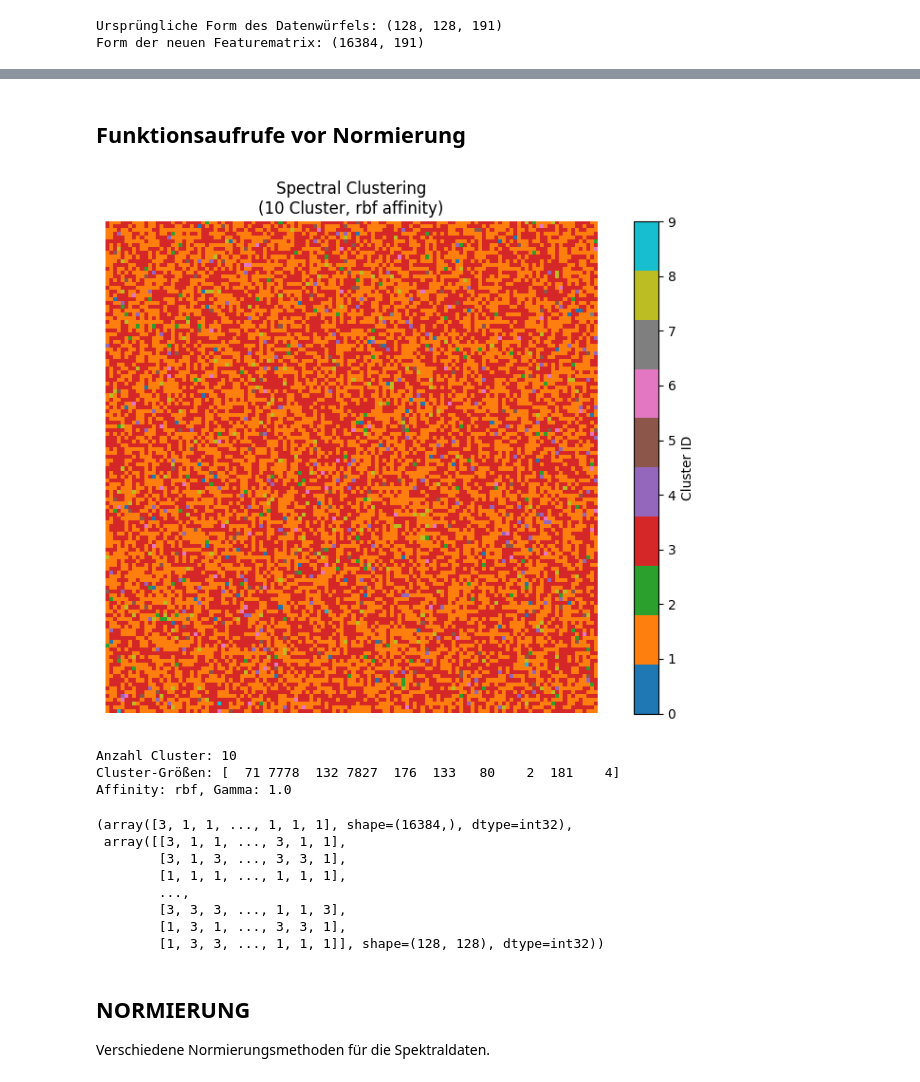
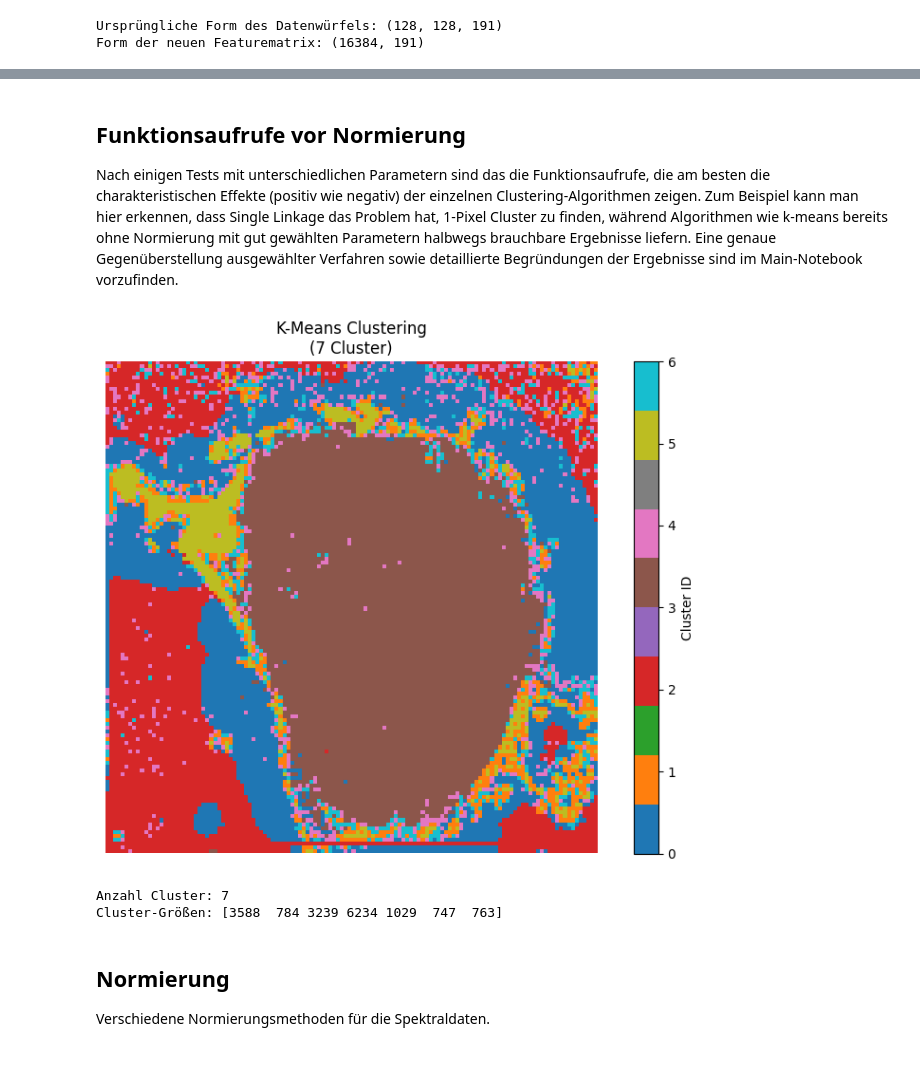
Before and after one commit to janphr03/MassSpectrometryImaging, a Jupyter notebook: testing.ipynb, the cells around one changed output, grey strips where cells are left out. Saved outputs shown, nothing was run; the diff lists cells and outputs as text; code cells hidden in the pictures.

Commit message:
Cleanup Main und Testing

```diff
--- a/testing.ipynb
+++ b/testing.ipynb
@@ -882,36 +423,30 @@ Mean Shift ist ein iterativer Algorithmus, der Punkte zu lokalen Maxima (Modes)
 # %% [markdown]
 ## Funktionsaufrufe vor Normierung
+
+Nach einigen Tests mit unterschiedlichen Parametern sind das die Funktionsaufrufe, die am besten die charakteristischen Effekte (positiv wie negativ) der einzelnen Clustering-Algorithmen zeigen.
+Zum Beispiel kann man hier erkennen, dass Single Linkage das Problem hat, 1-Pixel Cluster zu finden, während Algorithmen wie k-means bereits ohne Normierung mit gut gewählten Parametern halbwegs brauchbare Ergebnisse liefern. Eine genaue Gegenüberstellung ausgewählter Verfahren sowie detaillierte Begründungen der Ergebnisse sind im Main-Notebook vorzufinden.
 # %%
 #Die am besten charakterisierenden Funktionsaufrufe:
 
 #single_linkage_distance(spectral_matrix, ims_cube.shape[:2], distance_threshold=200.0)
 #single_linkage_number(spectral_matrix, ims_cube.shape[:2], n_clusters=10)
 
 #complete_linkage_number(spectral_matrix, ims_cube.shape[:2], n_clusters=11)
 #complete_linkage_distance(spectral_matrix, ims_cube.shape[:2], distance_threshold=800.0)
 
 #average_linkage_distance(spectral_matrix, ims_cube.shape[:2], distance_threshold=410.0)
 #average_linkage_number(spectral_matrix, ims_cube.shape[:2], n_clusters=10)
 
 #kmeans_clustering(spectral_matrix, ims_cube.shape[:2], n_clusters=7)
 
 #gmm_clustering(spectral_matrix, ims_cube.shape[:2], n_clusters=10, covariance_type='full')
 
-spectral_clustering(spectral_matrix, ims_cube.shape[:2], n_clusters=10, affinity='rbf', gamma=1.0)
+#spectral_clustering(spectral_matrix, ims_cube.shape[:2], n_clusters=7, affinity='rbf', gamma=10.0)
 # %% [output]
-[figure, old version]
+[figure, new version]
-Anzahl Cluster: 10
-Cluster-Größen: [  71 7778  132 7827  176  133   80    2  181    4]
-Affinity: rbf, Gamma: 1.0
+Anzahl Cluster: 7
+Cluster-Größen: [3588  784 3239 6234 1029  747  763]
-(array([3, 1, 1, ..., 1, 1, 1], shape=(16384,), dtype=int32),
- array([[3, 1, 1, ..., 3, 1, 1],
-        [3, 1, 3, ..., 3, 3, 1],
-        [1, 1, 1, ..., 1, 1, 1],
-        ...,
-        [3, 3, 3, ..., 1, 1, 3],
-        [1, 3, 1, ..., 3, 3, 1],
-        [1, 3, 3, ..., 1, 1, 1]], shape=(128, 128), dtype=int32))
 # %% [markdown]
-## NORMIERUNG
+## Normierung
 
 Verschiedene Normierungsmethoden für die Spektraldaten.
```
Also changed, not shown: parts of 36 cells of this notebook, 1 other file.
